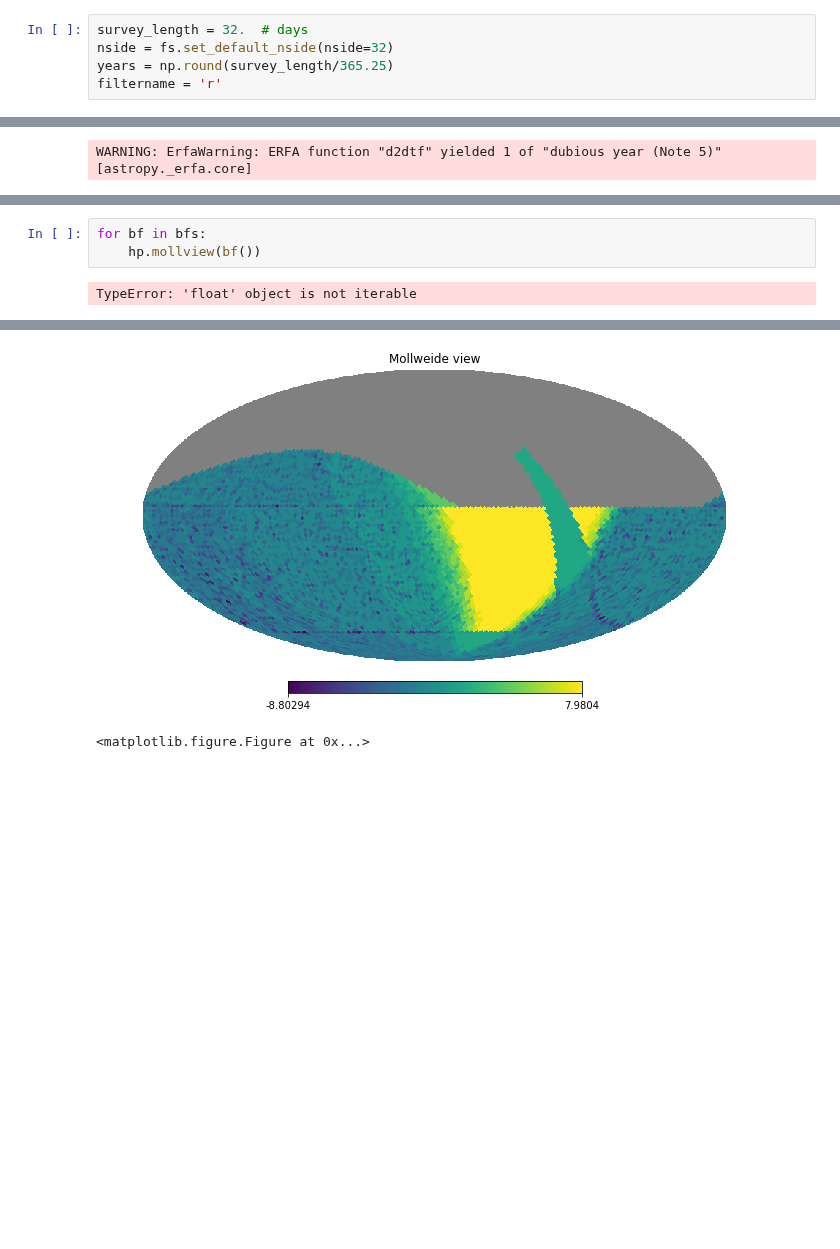
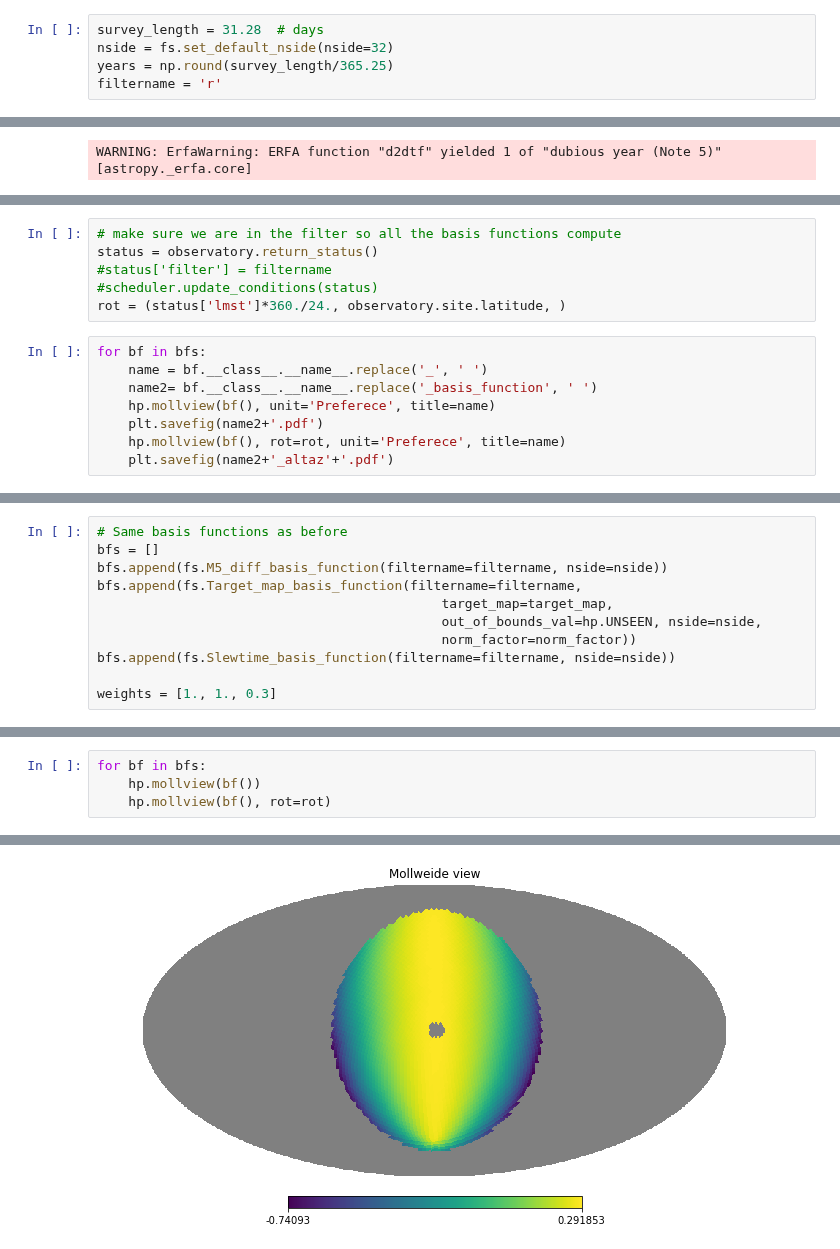
Before and after one commit to yoachim/18_scratch, a Jupyter notebook: talk_plots/talk_plots.ipynb, the cells around one changed output, grey strips where cells are left out. Cells and saved outputs as stored; diff of their text form; blank space fills up the shorter version.

Commit message:
upadted plots

```diff
--- a/talk_plots/talk_plots.ipynb
+++ b/talk_plots/talk_plots.ipynb
@@ -10,7 +10,7 @@ import time
 it will fallback to loading fields from the local "fieldID.lis" file.
   it will fallback to loading fields from the local "fieldID.lis" file.''')
 # %%
-survey_length = 32.  # days
+survey_length = 31.28  # days
 nside = fs.set_default_nside(nside=32)
 years = np.round(survey_length/365.25)
 filtername = 'r'
@@ -55,0 +66,14 @@ Completed 17176 observations
+# %%
+# make sure we are in the filter so all the basis functions compute
+status = observatory.return_status()
+#status['filter'] = filtername
+#scheduler.update_conditions(status)
+rot = (status['lmst']*360./24., observatory.site.latitude, )
+# %%
+for bf in bfs:
+    name = bf.__class__.__name__.replace('_', ' ')
+    name2= bf.__class__.__name__.replace('_basis_function', ' ')
+    hp.mollview(bf(), unit='Preferece', title=name)
+    plt.savefig(name2+'.pdf')
+    hp.mollview(bf(), rot=rot, unit='Preferece', title=name)
+    plt.savefig(name2+'_altaz'+'.pdf')
@@ -55,0 +137,11 @@ Completed 17176 observations
+# %%
+# Same basis functions as before
+bfs = []
+bfs.append(fs.M5_diff_basis_function(filtername=filtername, nside=nside))
+bfs.append(fs.Target_map_basis_function(filtername=filtername,
+                                            target_map=target_map,
+                                            out_of_bounds_val=hp.UNSEEN, nside=nside,
+                                            norm_factor=norm_factor))
+bfs.append(fs.Slewtime_basis_function(filtername=filtername, nside=nside))
+
+weights = [1., 1., 0.3]
@@ -56,5 +180,5 @@ Completed 17176 observations
 # %%
 for bf in bfs:
     hp.mollview(bf())
+    hp.mollview(bf(), rot=rot)
 # %% [output]
-TypeError: 'float' object is not iterable
@@ -62,2 +186 @@ TypeError: 'float' object is not iterable
-[figure, old version]
+[figure, new version]
-<matplotlib.figure.Figure at 0x...>
```
Also changed, not shown: parts of 21 cells of this notebook.
